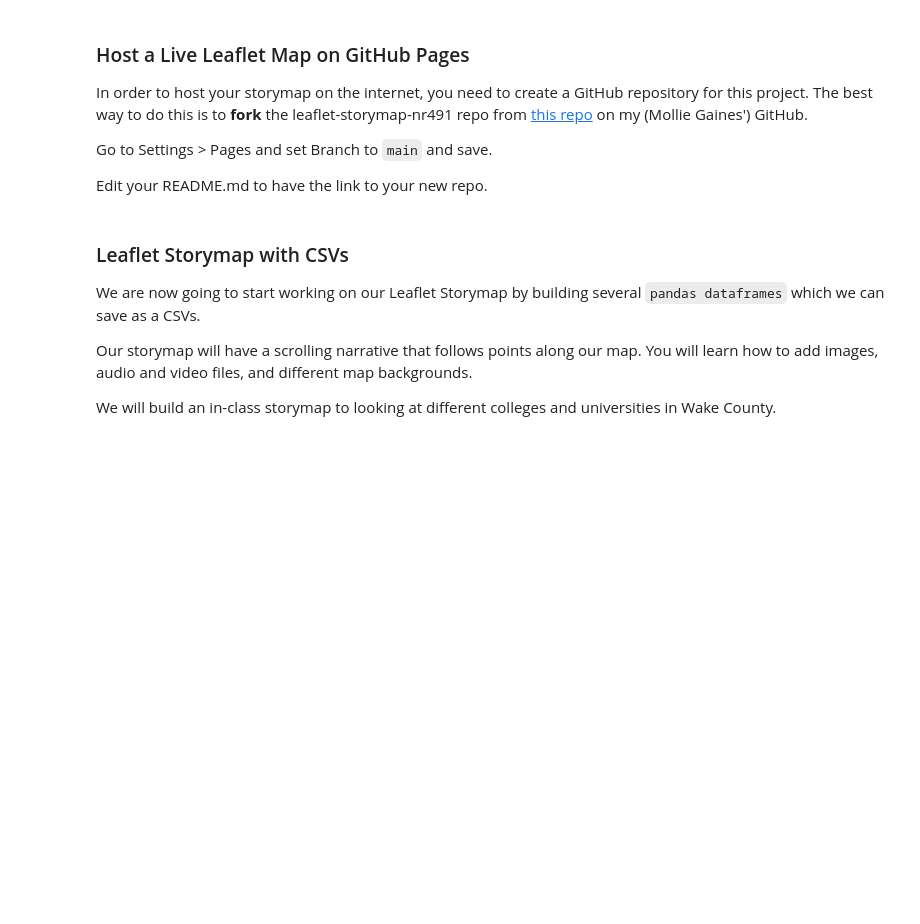
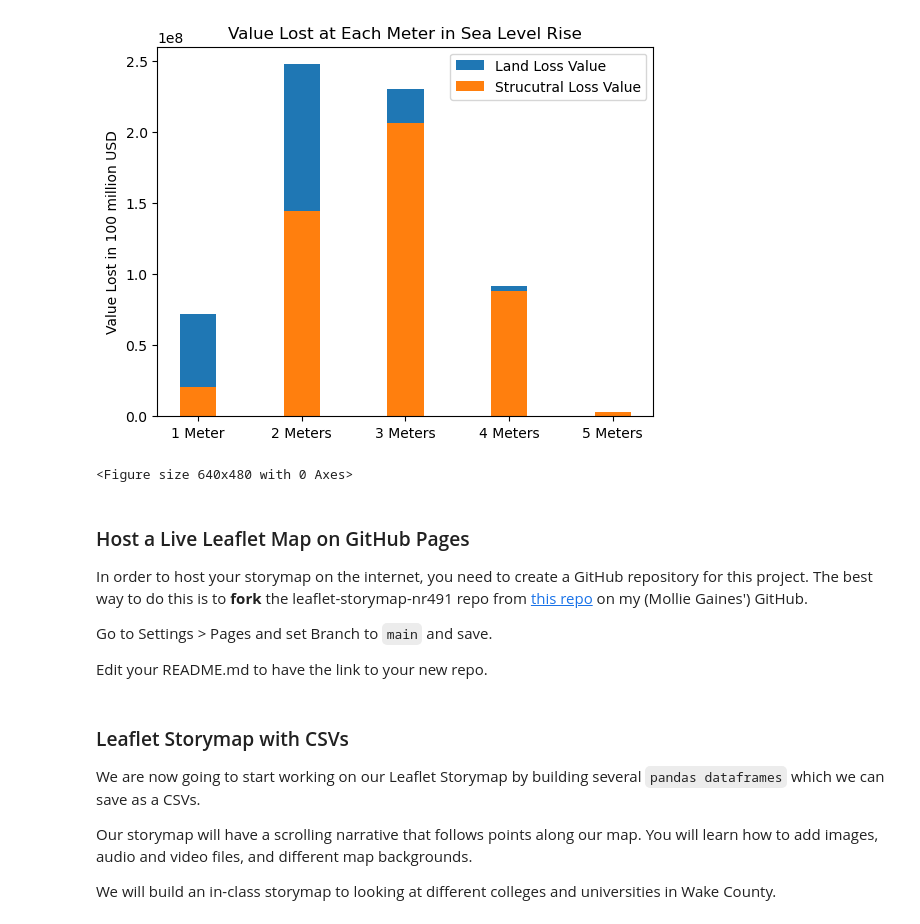
Before and after one commit to cayates2/Final-Project-nr491, a Jupyter notebook: storymap.ipynb, the cells around one changed output. Saved outputs shown, nothing was run; the diff lists cells and outputs as text; code cells hidden in the pictures; blank space fills up the shorter version.

```diff
--- a/storymap.ipynb
+++ b/storymap.ipynb
@@ -24,0 +117,10 @@ Dougherty and Ilyankou developed Leaflet Storymaps with Google Sheets to create
+# %%
+bmed1s = bev.loc[bev["_median"] == 1,"STRUC_VAL"].sum()
+
+bmed2s = bev.loc[bev["_median"] == 2,"STRUC_VAL"].sum()
+
+bmed3s = bev.loc[bev["_median"] == 3,"STRUC_VAL"].sum()
+
+bmed4s = bev.loc[bev["_median"] == 4,"STRUC_VAL"].sum()
+
+bmed5s = bev.loc[bev["_median"] == 5,"STRUC_VAL"].sum()
@@ -25,3 +139,25 @@ Dougherty and Ilyankou developed Leaflet Storymaps with Google Sheets to create
+# %%
+labels = ['1 Meter', '2 Meters', '3 Meters', '4 Meters', '5 Meters']
+land_med = [bmed1,bmed2,bmed3,bmed4,bmed5]
+struc_med = [bmed1s, bmed2s, bmed3s, bmed4s, bmed5s]
+width = 0.35       # the width of the bars: can also be len(x) sequence
+
+fig, ax = plt.subplots()
+
+ax.bar(labels, land_med, width, label='Land Loss Value')
+ax.bar(labels, struc_med, width, label='Strucutral Loss Value')
+
+ax.set_ylabel('Value Lost in 100 million USD')
+ax.set_title('Value Lost at Each Meter in Sea Level Rise')
+ax.legend()
+
+plt.show()
+
+save_results_to = 'media/'
+plt.savefig(save_results_to + 'struclanloss.png', dpi = 300)
+# %% [output]
+[figure, added]
+<Figure size 640x480 with 0 Axes>
 # %% [markdown]
 ### Host a Live Leaflet Map on GitHub Pages
 
```
Also changed, not shown: parts of 23 cells of this notebook.
